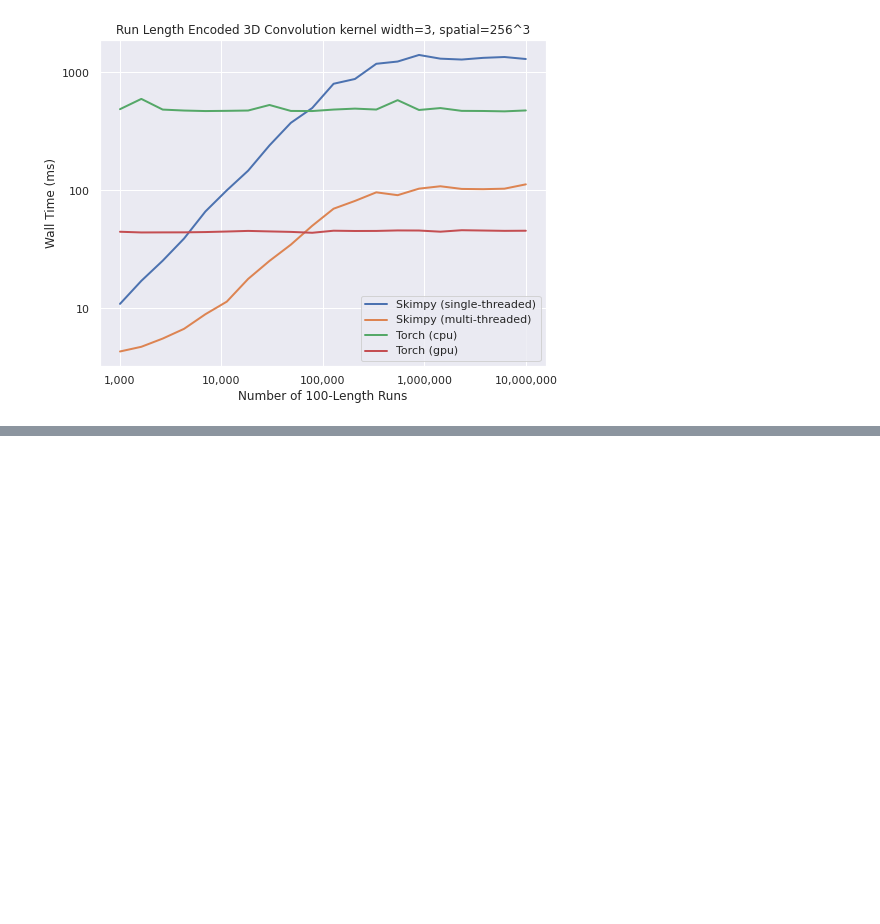
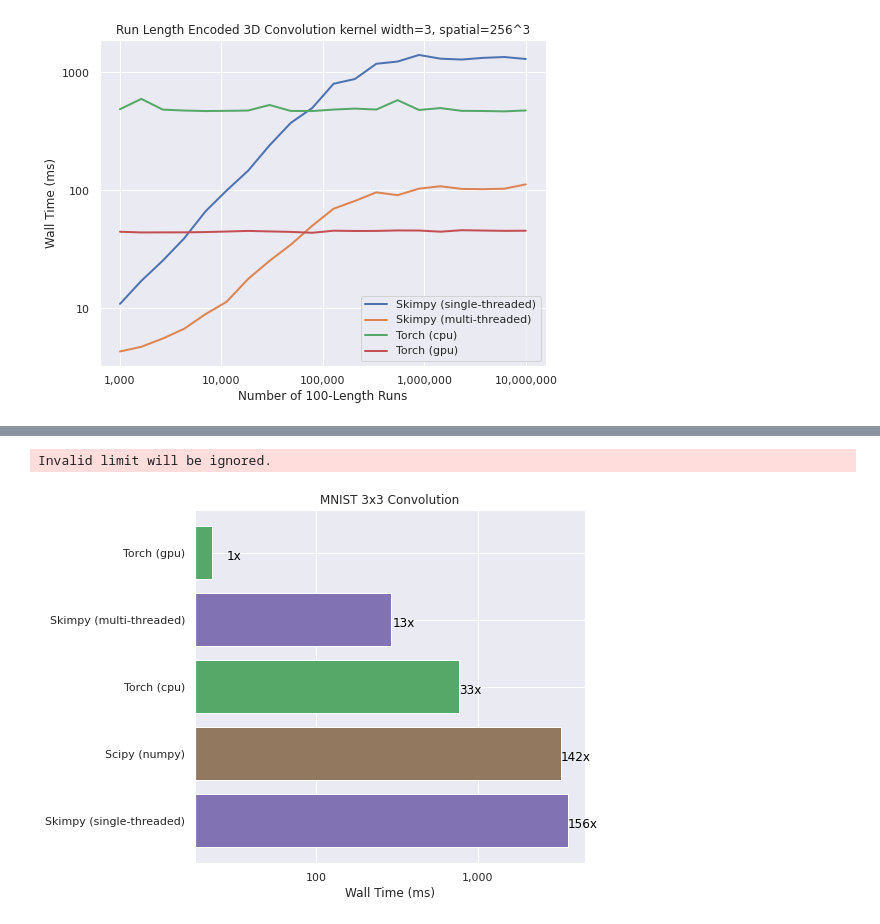
Before and after one commit to turtlesoupy/pyskip, a Jupyter notebook: notebooks/skimpy_bench_project.ipynb, the cells around one changed output, grey strips where cells are left out. Cells and saved outputs as stored; diff of their text form; code cells hidden in the pictures; blank space fills up the shorter version.

```diff
--- a/notebooks/skimpy_bench_project.ipynb
+++ b/notebooks/skimpy_bench_project.ipynb
@@ -558,0 +582,14 @@ plot_bar(ret_tournament, title="Sparse Array Add (density=10%, array length=512
+# %%
+mnist_bench = benchmarks.MNISTConvolutionBenchmark.run_suite(
+    mnist_path="/home/tdimson/projects/skimpy/projects/skimpy_bench/data/mnist_train.csv.gz",
+    repeats=NUM_REPEATS,
+    kernel_width=3,
+    suite=CONV_SUITE_WITH_GPU,
+    num_kernels=1,
+)
+# %%
+plot_bar(mnist_bench, title="MNIST 3x3 Convolution", xlabel="Wall Time (ms)", xlog=True,
+         output_path="/home/tdimson/projects/cs348k/project/final_report/plots/mnist_2d_conv_3x3.png")
+# %% [output]
+Invalid limit will be ignored.
+[figure, added]
```
Also changed, not shown: parts of 16 cells of this notebook, 3 other files.
